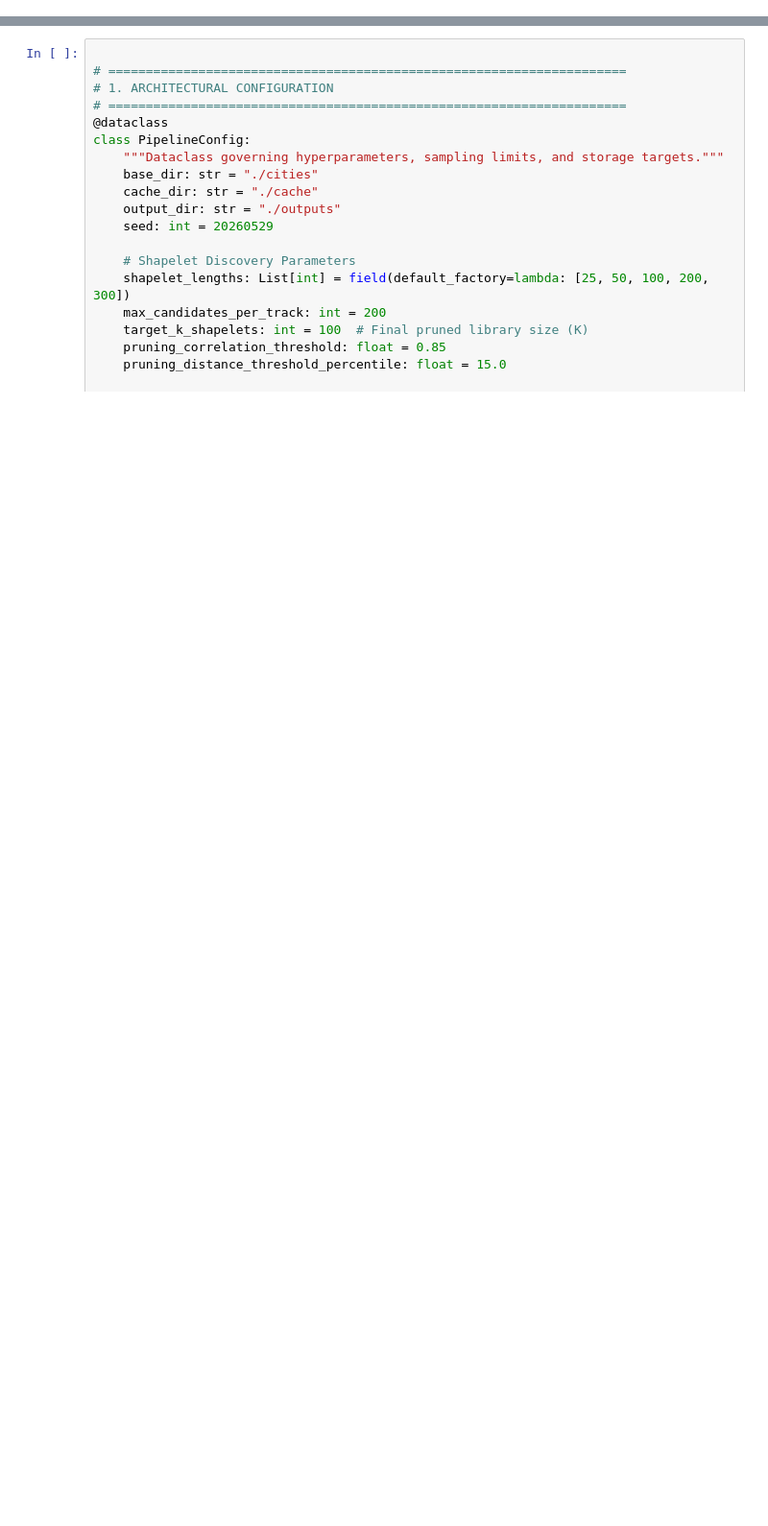
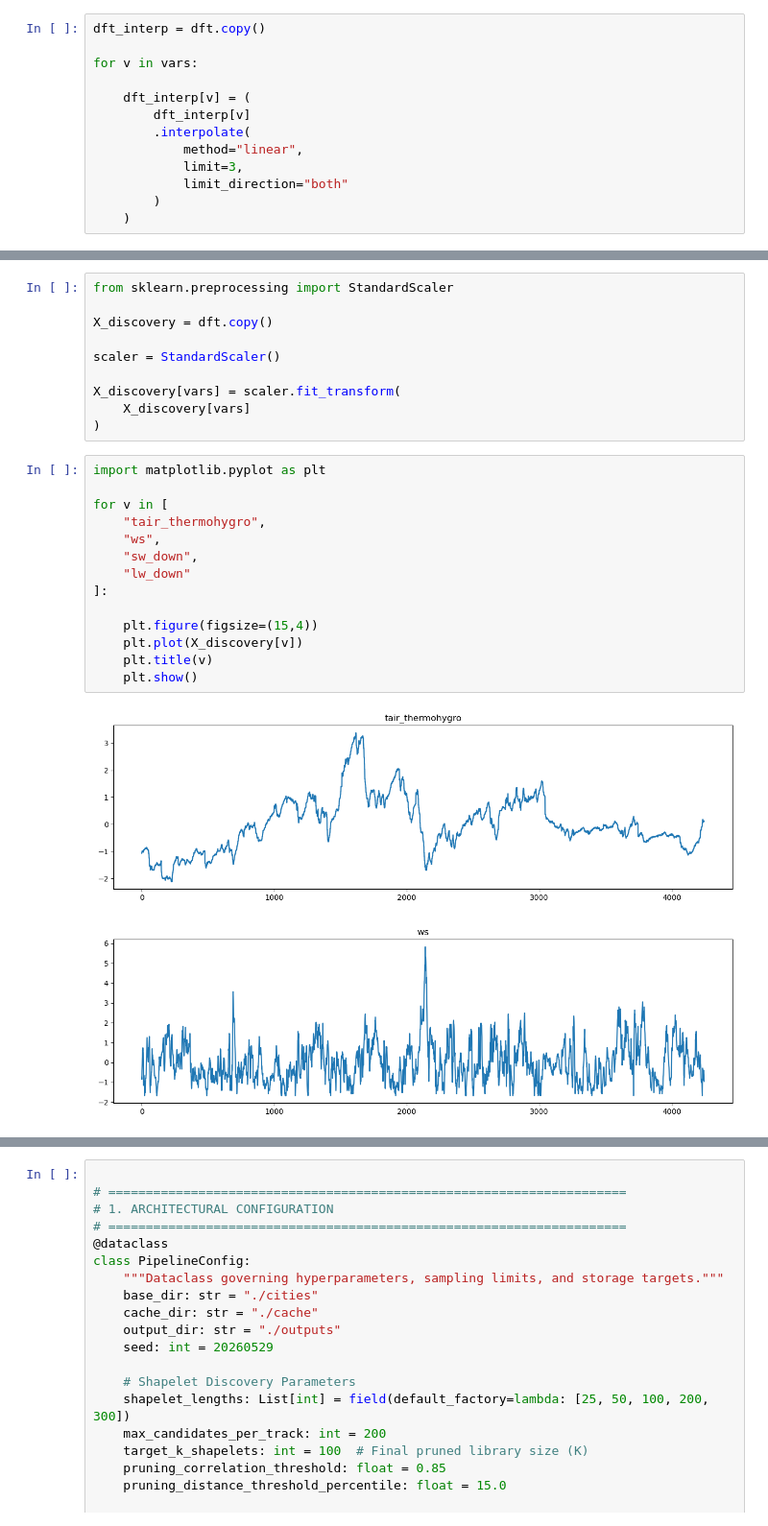
Before and after one commit to anpeata/xai-spatio-temporal, a Jupyter notebook: scripts/notebooks/pipeline.ipynb, the cells around one changed output, grey strips where cells are left out. Shown at 96% size. Cells and saved outputs as stored; diff of their text form; blank space fills up the shorter version.

```diff
--- a/scripts/notebooks/pipeline.ipynb
+++ b/scripts/notebooks/pipeline.ipynb
@@ -32,0 +249,13 @@ except ImportError:
+# %%
+dft_interp = dft.copy()
+
+for v in vars:
+
+    dft_interp[v] = (
+        dft_interp[v]
+        .interpolate(
+            method="linear",
+            limit=3,
+            limit_direction="both"
+        )
+    )
@@ -32,0 +274,27 @@ except ImportError:
+# %%
+from sklearn.preprocessing import StandardScaler
+
+X_discovery = dft.copy()
+
+scaler = StandardScaler()
+
+X_discovery[vars] = scaler.fit_transform(
+    X_discovery[vars]
+)
+# %%
+import matplotlib.pyplot as plt
+
+for v in [
+    "tair_thermohygro",
+    "ws",
+    "sw_down",
+    "lw_down"
+]:
+
+    plt.figure(figsize=(15,4))
+    plt.plot(X_discovery[v])
+    plt.title(v)
+    plt.show()
+# %% [output]
+[figure, added]
+[figure, added]
```
Also changed, not shown: parts of 79 cells of this notebook, 6 other files.
